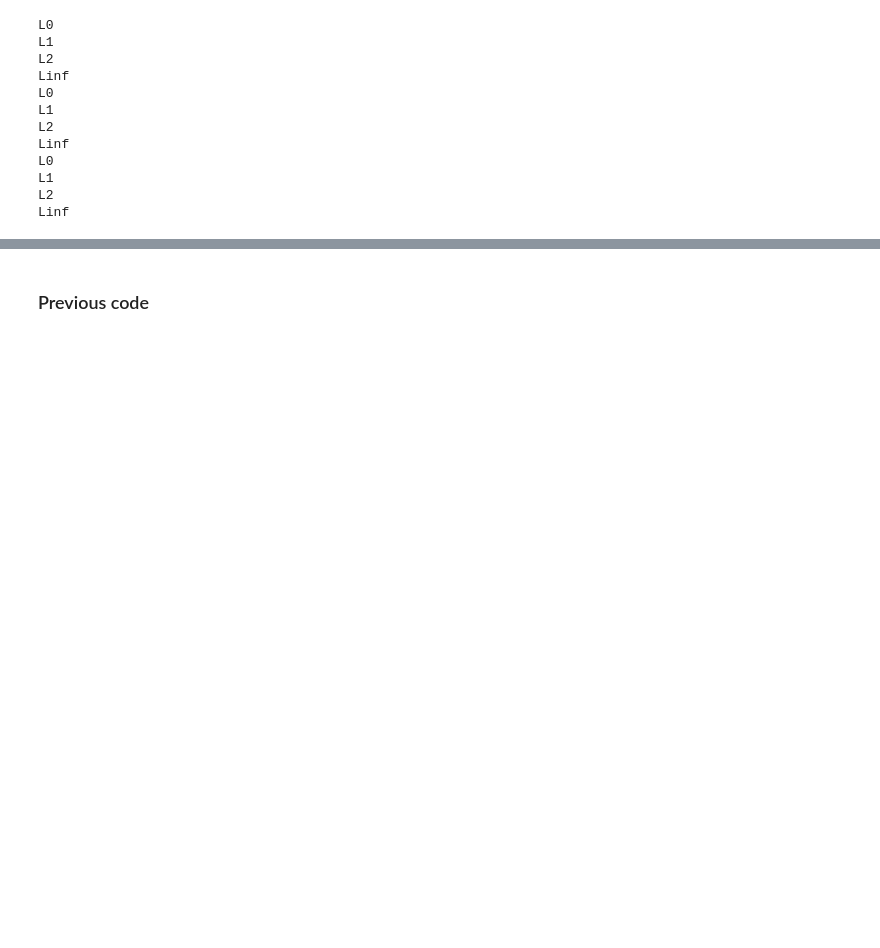
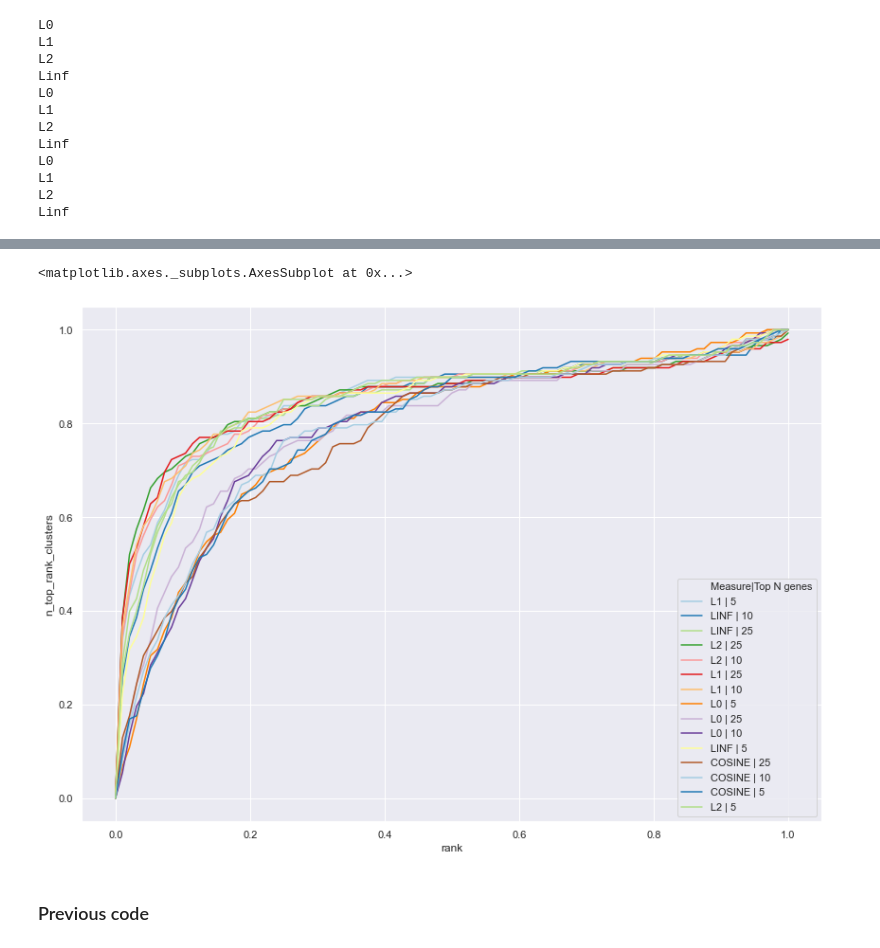
Before and after one commit to Deekshad20/single_cell, a Jupyter notebook: lit_analysis.ipynb, the cells around one changed output, grey strips where cells are left out. Cells and saved outputs as stored; diff of their text form; code cells hidden in the pictures; blank space fills up the shorter version.

Commit message:
add auc plots

```diff
--- a/lit_analysis.ipynb
+++ b/lit_analysis.ipynb
@@ -122,6 +123,7 @@ def get_matrix(top_genes_subset, metric = 'cosine'):
 #top n genes; all norrms
 n_genes = [5, 10, 25]
 metric = 'norm-all'
+savepath = './data/norrms/'
 for n in n_genes:
     cluster_mean_vectors = data_all.groupby('cluster').apply(lambda x: get_top_genes_vector(x, top_n = n))
     cluster_mean_vectors.loc[:, 'greaterThanZero'] = cluster_mean_vectors.loc[:, 'greaterThanZero']/100
@@ -134,10 +136,10 @@ for n in n_genes:
         for i, df in enumerate(dfs):
             df = res.apply(lambda x: x[i])
             df.index = df.index + '_TRUE'
-            df.to_csv('./data/norms/%s_norm_%s_genes.csv'%(norms[i], n))
+            df.to_csv(savepath+'%s_norm_%s_genes.csv'%(norms[i], n))
     else:
         res.index = res.index + '_TRUE'
-        res.to_csv('./data/norms/%s_top_%s_genes.csv'%(metric, n))
+        res.to_csv(savepath+'%s_top_%s_genes.csv'%(metric, n))
 # %% [output]
 L0
 L1
@@ -154,3 +156,6 @@ Linf
 # %%
 #mappings frorm pat
 cell_maps = pd.read_csv('./data/TM_clusters_map.csv')
+cell_maps.set_index('cluster', inplace=True)
+
+files = os.listdir('./data/norms/')
@@ -174,0 +178,27 @@ cell_maps
+# %%
+#create rank thrreshold matrix
+n = [5, 10, 25]
+files = os.listdir(savepath)
+metric_rank_df = pd.DataFrame(range(0,97), columns=['rank'])
+for file in files:
+#     print(file.rstrip('.csv').upper().split('_'))
+    s = file.rstrip('.csv').upper().split('_')
+    col_name = s[0] + ' | ' + s[-2]
+    df = pd.read_csv(savepath+file, index_col = 0)
+    df.columns = df.index = df.columns.str.replace(';|-', '.')
+    df.columns = df.index = cell_maps.loc[df.columns, 'map']
+    ranks_all = df.T.reset_index().drop_duplicates().set_index('map').apply(lambda x:
+                                                                      x.sort_values(ascending = False).index,
+                             axis = 0).reset_index(drop = True).apply(lambda x:
+                                                                      x[x.name == x].index.to_list())
+    cluster_ranks = ranks_all.apply(lambda x:x[0])
+    metric_rank_df[col_name] = metric_rank_df.loc[:,'rank'].apply(lambda x:
+                                                                       (cluster_ranks < x).sum()/148)
+# %%
+metric_rank_df['rank'] = metric_rank_df['rank']/96
+var_name_ = 'Measure|Top N genes'
+plot_df = metric_rank_df.melt(id_vars = 'rank', var_name = var_name_, value_name='n_top_rank_clusters')
+
+plot_df['norm'] = [x[0] for x in plot_df[var_name_].str.split('|')]
+plot_df['n_top_genes'] = [str(x[1]) for x in plot_df[var_name_].str.split('|')]
+plot_df['n_top_genes'] = plot_df.n_top_genes.astype('category')
@@ -175,3 +227,14 @@ cell_maps
+# %%
+sns.set()
+plt.figure(figsize=(14,10))
+sns.lineplot(data = plot_df,
+             x = 'rank',
+             y = 'n_top_rank_clusters',
+             hue='Measure|Top N genes', hue_order=[],
+             palette=sns.color_palette("Paired", 15))
+# %% [output]
+<matplotlib.axes._subplots.AxesSubplot at 0x...>
+[figure, added]
 # %% [markdown]
 ### Previous code
 # %%
```
Also changed, not shown: parts of 5 cells of this notebook.
